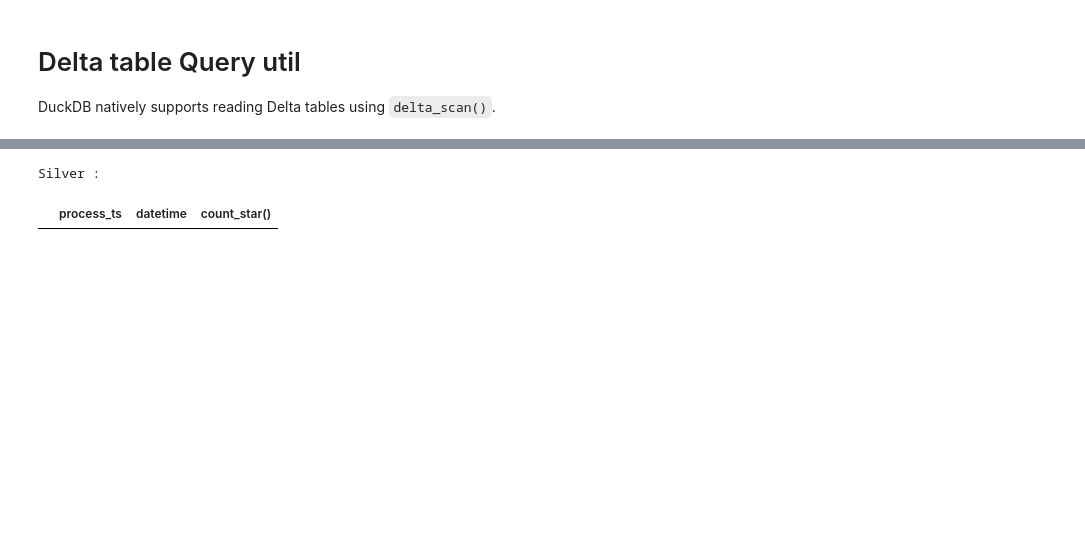
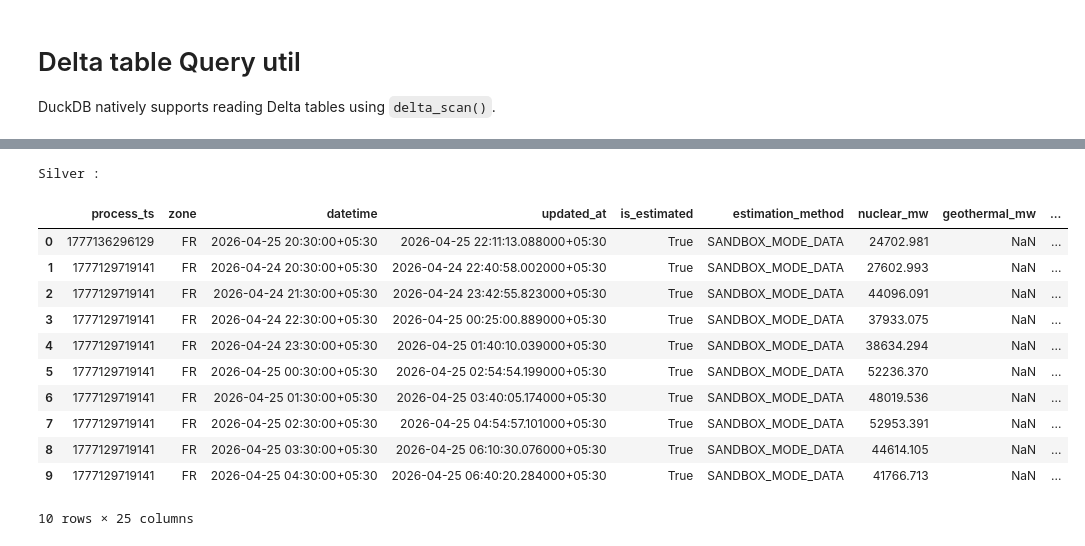
Before and after one commit to mohantee/ElectricityMaps, a Jupyter notebook: notebooks/05_query_delta_sql.ipynb, the cells around one changed output, grey strips where cells are left out. Drawn from its saved outputs; the diff is of its cells as text; code cells hidden in the pictures; blank space fills up the shorter version.

```diff
--- a/notebooks/05_query_delta_sql.ipynb
+++ b/notebooks/05_query_delta_sql.ipynb
@@ -15,36 +15,7 @@ get_settings.cache_clear()
 settings = get_settings()
 DATA_DIR = settings.data_dir
 # %%
-import re
-
-_con = None
-
-def get_duckdb_connection():
-    global _con
-    if _con is not None:
-        return _con
-
-    _con = duckdb.connect()
-    _con.execute("INSTALL delta;")
-    _con.execute("LOAD delta;")
-
-    if str(DATA_DIR).startswith('s3://'):
-        _con.execute("INSTALL httpfs;")
-        _con.execute("LOAD httpfs;")
-
-
-        _con.execute(
-            "CREATE OR REPLACE SECRET emaps_s3 (TYPE S3, KEY_ID ?, SECRET ?, REGION ?)",
-            [
-                settings.aws_access_key_id,
-                settings.aws_secret_access_key,
-                settings.aws_region or "ap-south-1",
-            ],
-        )
-
-    return _con
-
-def print_sql_df(sql_query):
+def get_sql_df(sql_query):
     con = get_duckdb_connection()
 
     def replace_table(match):
@@ -62,7 +33,11 @@ def print_sql_df(sql_query):
         replace_table,
         sql_query
     )
-    df = con.execute(parsed_query).df()
+    return con.execute(parsed_query).df()
+
+def print_sql_df(sql_query):
+    df = get_sql_df(sql_query)
     display(df)
+    return df
 # %%
 print("Bronze Daily Flows Summary:")
@@ -81,6 +58,17 @@ Bronze Daily Mix Summary:
 # %%
 print("Silver :")
-print_sql_df('select process_ts, datetime, count(*) from silver.electricity_mix group by process_ts, datetime having count(*) > 1 order by process_ts, datetime limit 10')
+print_sql_df('select * from silver.electricity_mix order by process_ts desc limit 10')
 # %% [output]
 Silver :
-|  | process_ts | datetime | count_star() |
+|  | process_ts | zone | datetime | updated_at | is_estimated | estimation_method | nuclear_mw | geothermal_mw | ... |
+| 0 | 1777136296129 | FR | 2026-04-25 20:30:00+05:30 | 2026-04-25 22:11:13.088000+05:30 | True | SANDBOX_MODE_DATA | 24702.981 | NaN | ... |
+| 1 | 1777129719141 | FR | 2026-04-24 20:30:00+05:30 | 2026-04-24 22:40:58.002000+05:30 | True | SANDBOX_MODE_DATA | 27602.993 | NaN | ... |
+| 2 | 1777129719141 | FR | 2026-04-24 21:30:00+05:30 | 2026-04-24 23:42:55.823000+05:30 | True | SANDBOX_MODE_DATA | 44096.091 | NaN | ... |
+| 3 | 1777129719141 | FR | 2026-04-24 22:30:00+05:30 | 2026-04-25 00:25:00.889000+05:30 | True | SANDBOX_MODE_DATA | 37933.075 | NaN | ... |
+| 4 | 1777129719141 | FR | 2026-04-24 23:30:00+05:30 | 2026-04-25 01:40:10.039000+05:30 | True | SANDBOX_MODE_DATA | 38634.294 | NaN | ... |
+| 5 | 1777129719141 | FR | 2026-04-25 00:30:00+05:30 | 2026-04-25 02:54:54.199000+05:30 | True | SANDBOX_MODE_DATA | 52236.370 | NaN | ... |
+| 6 | 1777129719141 | FR | 2026-04-25 01:30:00+05:30 | 2026-04-25 03:40:05.174000+05:30 | True | SANDBOX_MODE_DATA | 48019.536 | NaN | ... |
+| 7 | 1777129719141 | FR | 2026-04-25 02:30:00+05:30 | 2026-04-25 04:54:57.101000+05:30 | True | SANDBOX_MODE_DATA | 52953.391 | NaN | ... |
+| 8 | 1777129719141 | FR | 2026-04-25 03:30:00+05:30 | 2026-04-25 06:10:30.076000+05:30 | True | SANDBOX_MODE_DATA | 44614.105 | NaN | ... |
+| 9 | 1777129719141 | FR | 2026-04-25 04:30:00+05:30 | 2026-04-25 06:40:20.284000+05:30 | True | SANDBOX_MODE_DATA | 41766.713 | NaN | ... |
+10 rows × 25 columns
```
Also changed, not shown: parts of 7 cells of this notebook, 6 other files.
